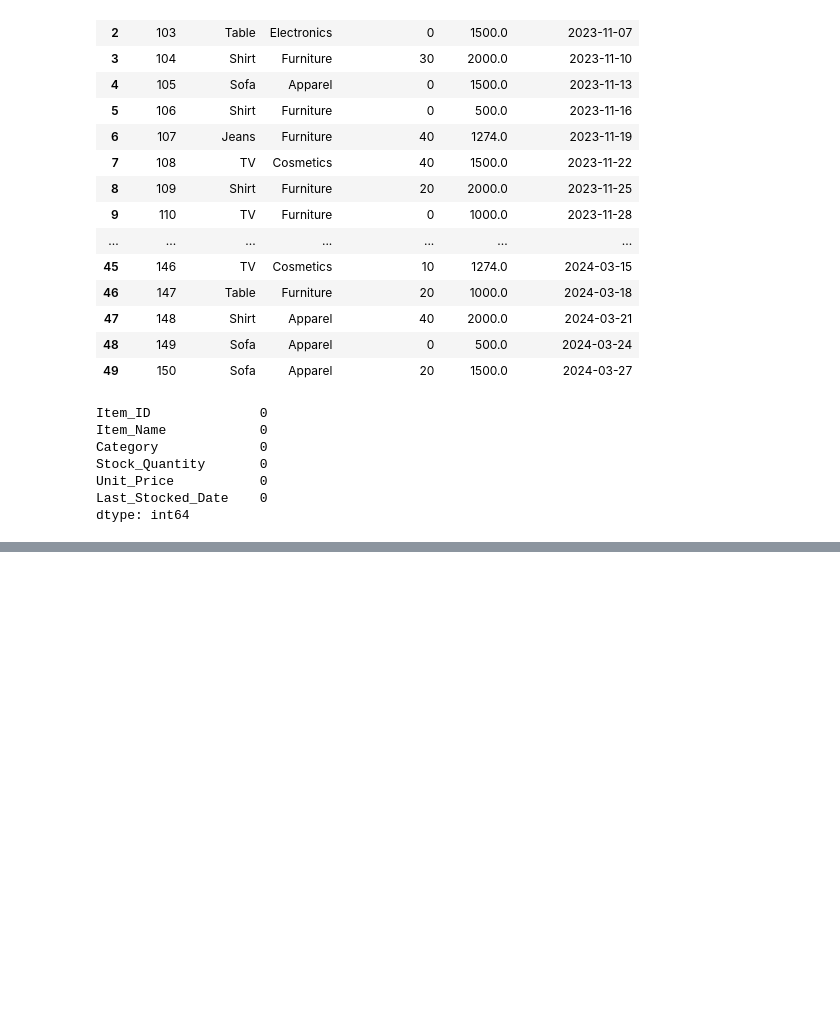
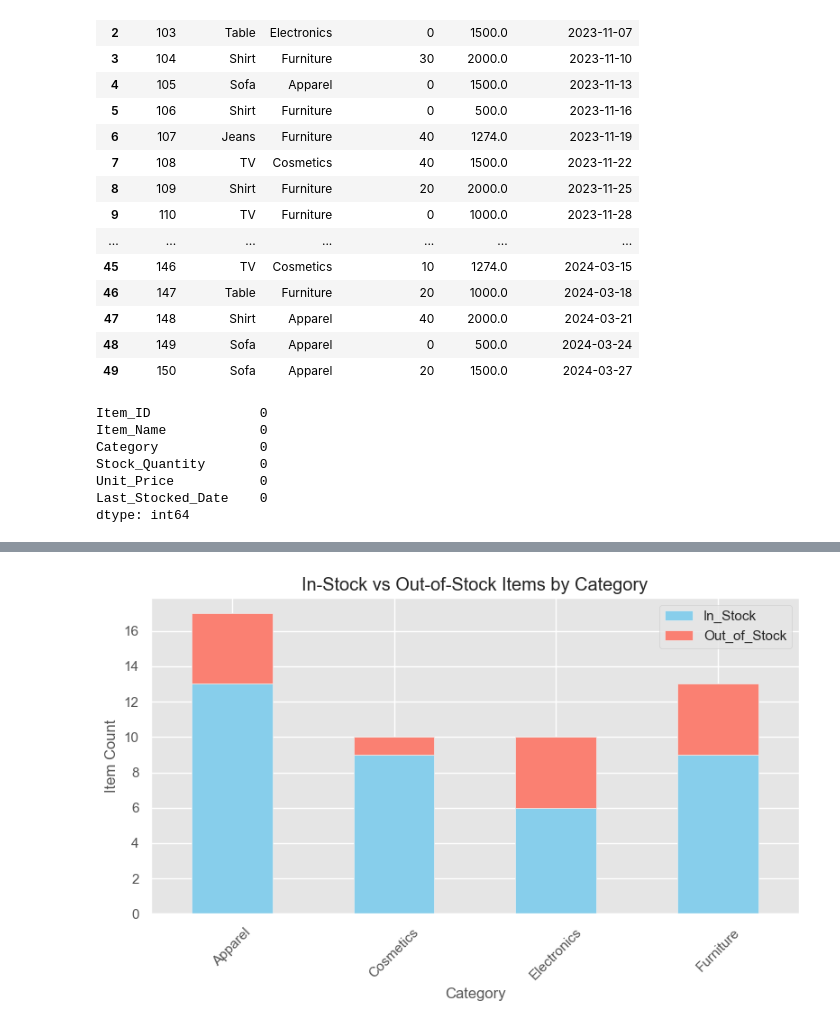
Before and after one commit to sahusuman9/eda_projects_python, a Jupyter notebook: eda_with_libraries/retail_store/retail.ipynb, the cells around one changed output, grey strips where cells are left out. Cells and saved outputs as stored; diff of their text form; code cells hidden in the pictures; blank space fills up the shorter version.

```diff
--- a/eda_with_libraries/retail_store/retail.ipynb
+++ b/eda_with_libraries/retail_store/retail.ipynb
@@ -166,0 +450,18 @@ df.to_csv('cleaned_retail_data.csv', index=False)
+# %%
+# Stacked bar showing in-stock vs out-of-stock items by Category.
+
+plt.style.use("ggplot")
+plt.figure(figsize=(8, 5))
+
+(df.groupby(["Category", "Flag"]).size().unstack(fill_value=0).reindex(columns=["In_Stock", "Out_of_Stock"])
+.plot(kind="bar",stacked=True,color=["skyblue", "salmon"],ax=plt.gca()))
+
+# Labels and formatting
+plt.xlabel("Category")
+plt.ylabel("Item Count")
+plt.title("In-Stock vs Out-of-Stock Items by Category")
+plt.xticks(rotation=45)
+plt.legend()
+plt.tight_layout()
+# %% [output]
+[figure, added]
```
Also changed, not shown: parts of 33 cells of this notebook.
